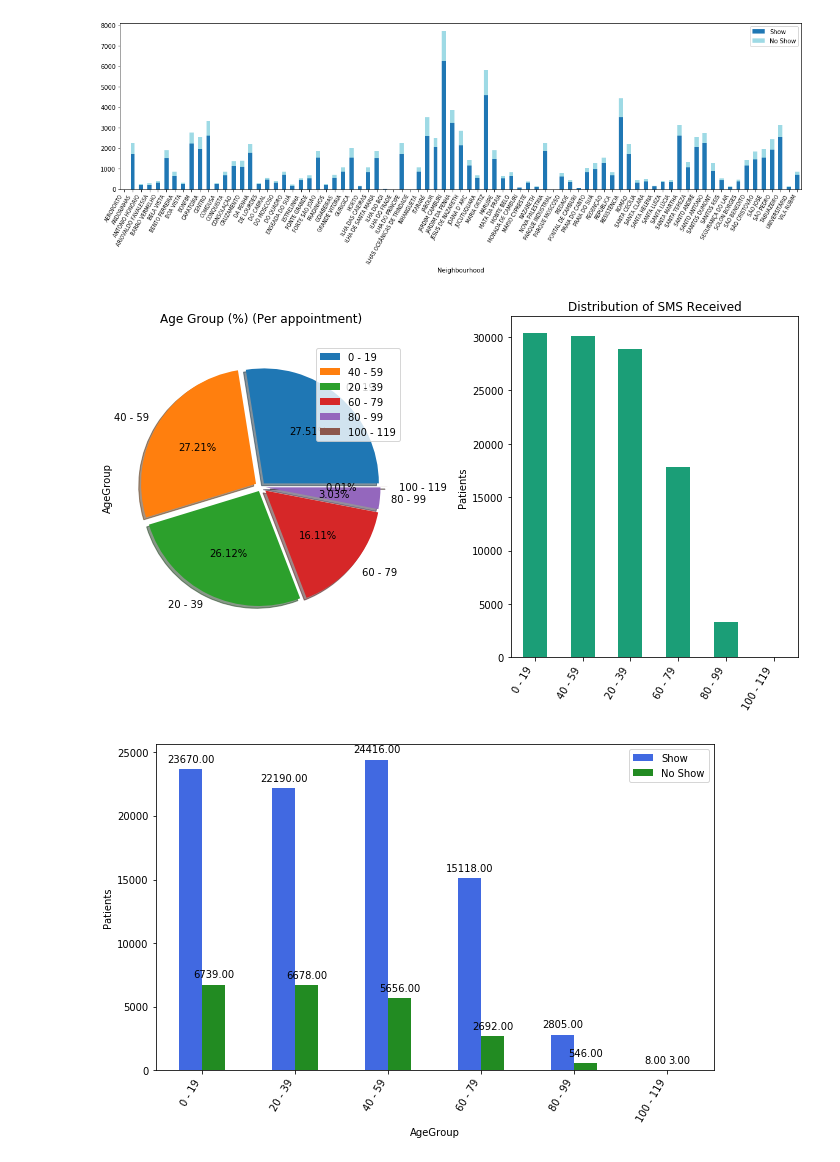
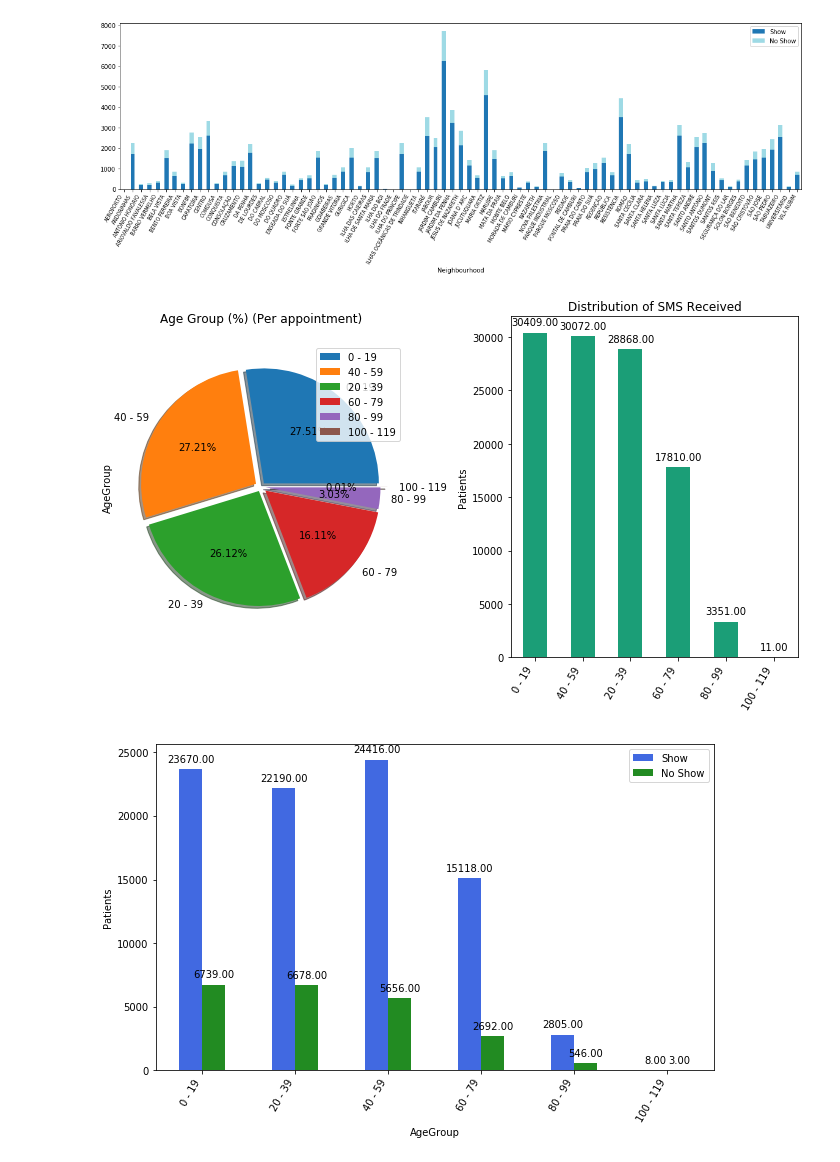
Before and after one commit to Lashuk1729/Medical-Appointment-No-Shows, a Jupyter notebook: Investigate_a_Dataset.ipynb, the cells around one changed output. Cells and saved outputs as stored; diff of their text form; code cells hidden in the pictures.

```diff
--- a/Investigate_a_Dataset.ipynb
+++ b/Investigate_a_Dataset.ipynb
@@ -685,33 +690,34 @@ plt.subplot(1,2,1)
 df_pie = (df['AgeGroup'].value_counts()/100)
 ax1 = df_pie.plot.pie(shadow=True, explode = (0.04, 0.05, 0.04, 0.05, 0.04, 0.1) ,autopct='%1.2f%%')
 ax1.set_title('Age Group (%) (Per appointment)\n');
 ax1.legend(loc="best")
 
 plt.subplot(1,2,2)
 df_bar = df['AgeGroup'].value_counts()
 ax2 = df_bar.plot.bar(cmap='Dark2')
 ax2.set_xticklabels(ax2.get_xticklabels(), rotation=60, ha="right")
 ax2.set_ylabel("Patients")
 ax2.set_title('Distribution of SMS Received')
+autolabel(ax2)
 plt.tight_layout()
 plt.show()
 
 df_count = pd.crosstab(df['AgeGroup'], df['No_show'])
 ax3 = df_count.plot.bar(figsize=(10,6), color=['royalblue','forestgreen'])
 ax3.set_xticklabels(ax3.get_xticklabels(), rotation=60, ha="right")
 ax3.set_ylabel("Patients")
 ax3.legend(labels=['Show', 'No Show'])
 autolabel(ax3)
 
 df_count = pd.crosstab(df['AgeGroup'], df['No_show'], normalize = 'index')*100
 ax4 = df_count.plot.bar(figsize=(10,6), color=['royalblue','forestgreen'])
 ax4.set_xticklabels(ax3.get_xticklabels(), rotation=60, ha="right")
 ax4.set_ylabel("Patients")
 ax4.legend(labels=['Show', 'No Show'])
 autolabel(ax4)
 
 plt.show()
 # %% [output]
-[figure, old version]
+[figure, new version]
 [figure]
 [figure]
```
Also changed, not shown: parts of 5 cells of this notebook.
